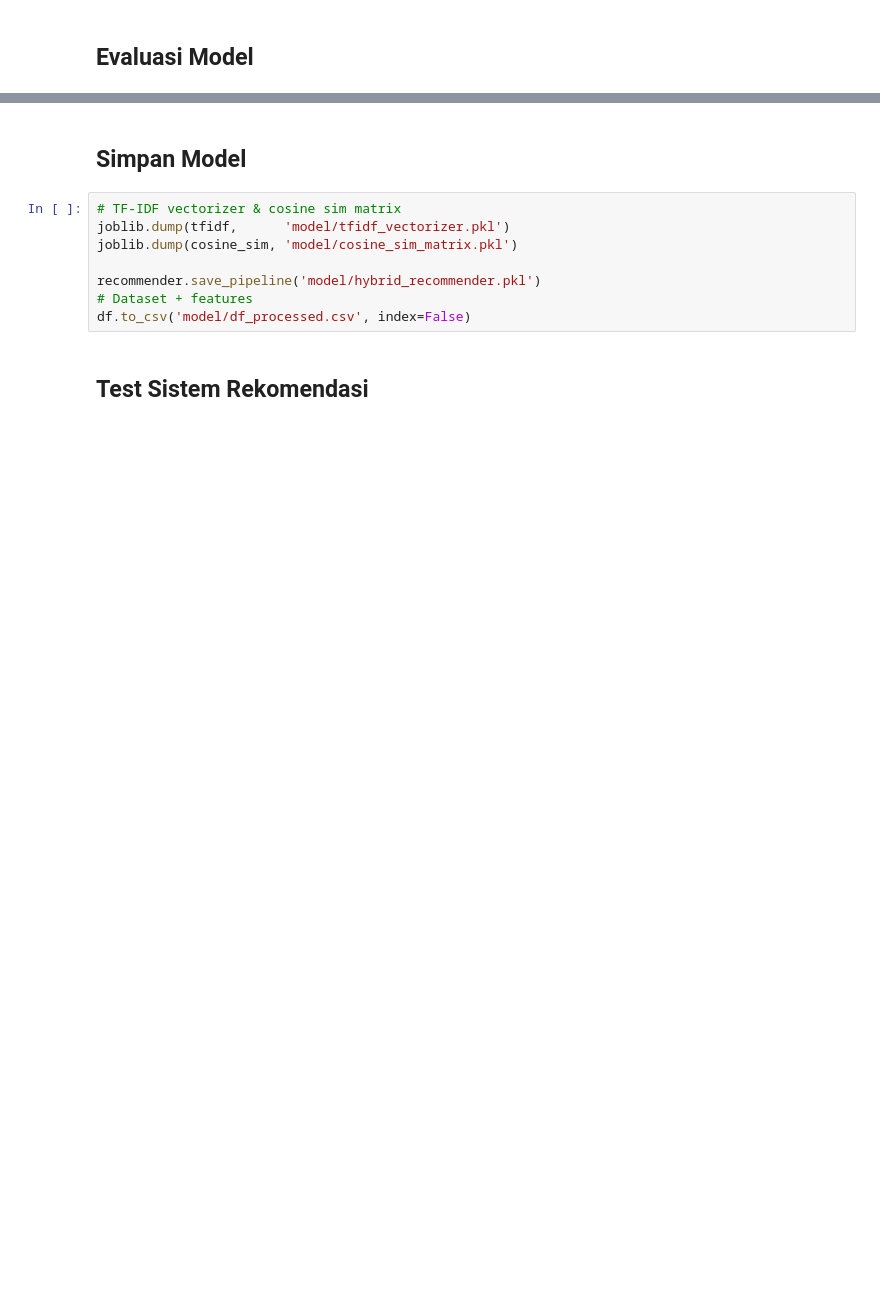
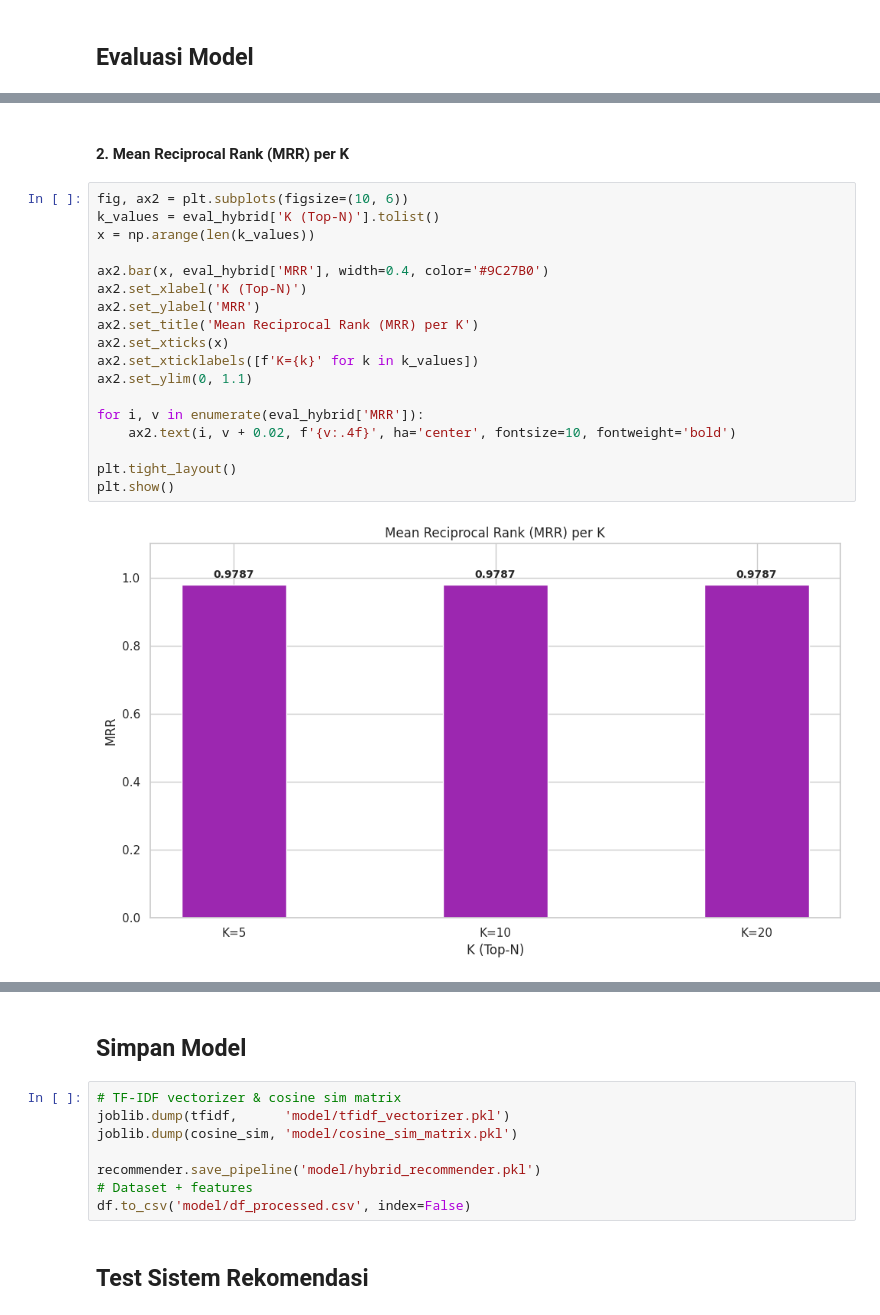
Before and after one commit to PetaFlops-web/movie-recommendation-system, a Jupyter notebook: Netflix_Recommendation_CBF.ipynb, the cells around one changed output, grey strips where cells are left out. Drawn from its saved outputs; the diff is of its cells as text; blank space fills up the shorter version.

```diff
--- a/Netflix_Recommendation_CBF.ipynb
+++ b/Netflix_Recommendation_CBF.ipynb
@@ -754,0 +749,22 @@ eval_hybrid = evaluate_hybrid_model(gt, k_values=[5, 10, 20], sample_n=100)
+# %% [markdown]
+#### 2. Mean Reciprocal Rank (MRR) per K
+# %%
+fig, ax2 = plt.subplots(figsize=(10, 6))
+k_values = eval_hybrid['K (Top-N)'].tolist()
+x = np.arange(len(k_values))
+
+ax2.bar(x, eval_hybrid['MRR'], width=0.4, color='#9C27B0')
+ax2.set_xlabel('K (Top-N)')
+ax2.set_ylabel('MRR')
+ax2.set_title('Mean Reciprocal Rank (MRR) per K')
+ax2.set_xticks(x)
+ax2.set_xticklabels([f'K={k}' for k in k_values])
+ax2.set_ylim(0, 1.1)
+
+for i, v in enumerate(eval_hybrid['MRR']):
+    ax2.text(i, v + 0.02, f'{v:.4f}', ha='center', fontsize=10, fontweight='bold')
+
+plt.tight_layout()
+plt.show()
+# %% [output]
+[figure, added]
```
Also changed, not shown: parts of 29 cells of this notebook, 11 other files.
